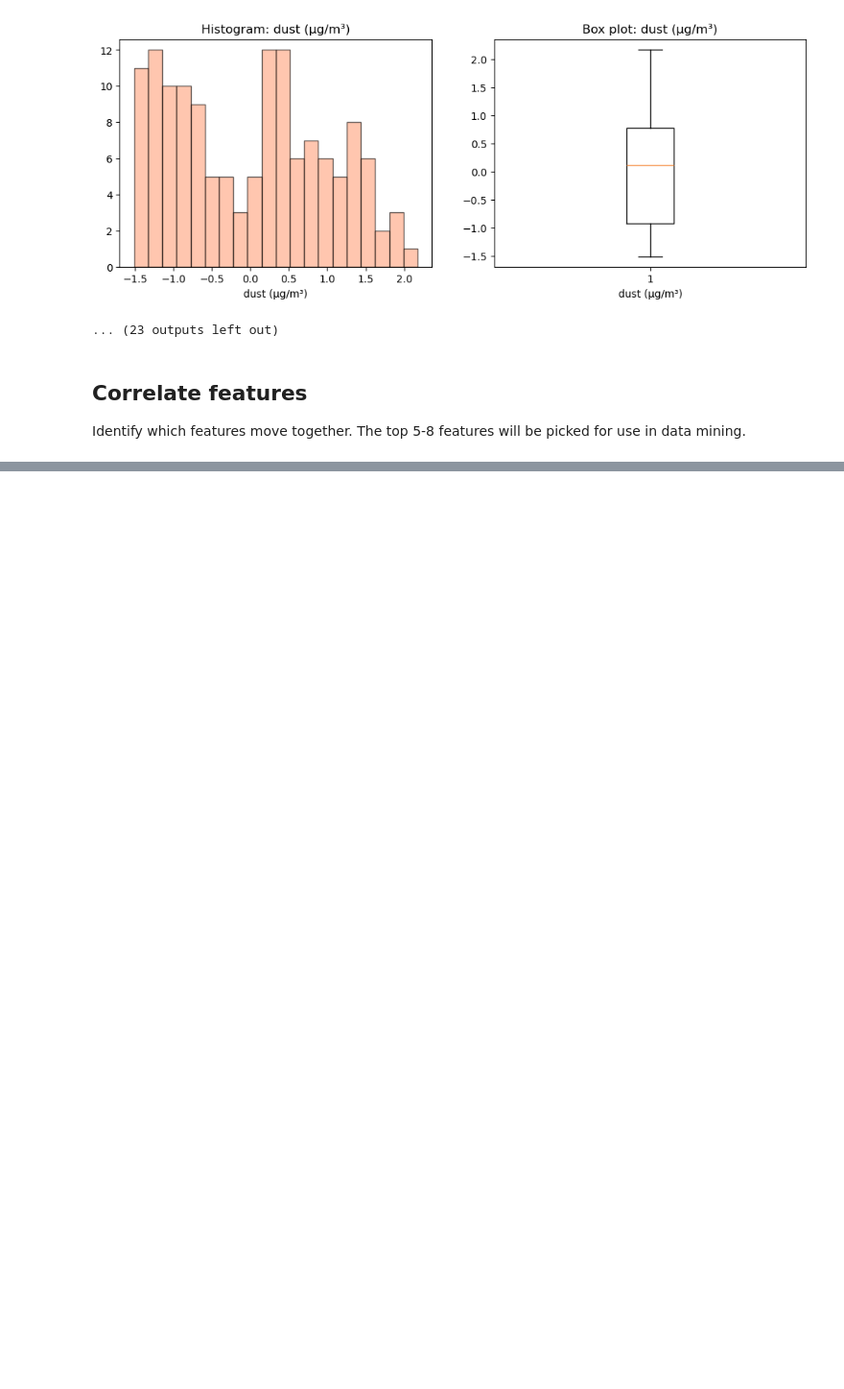
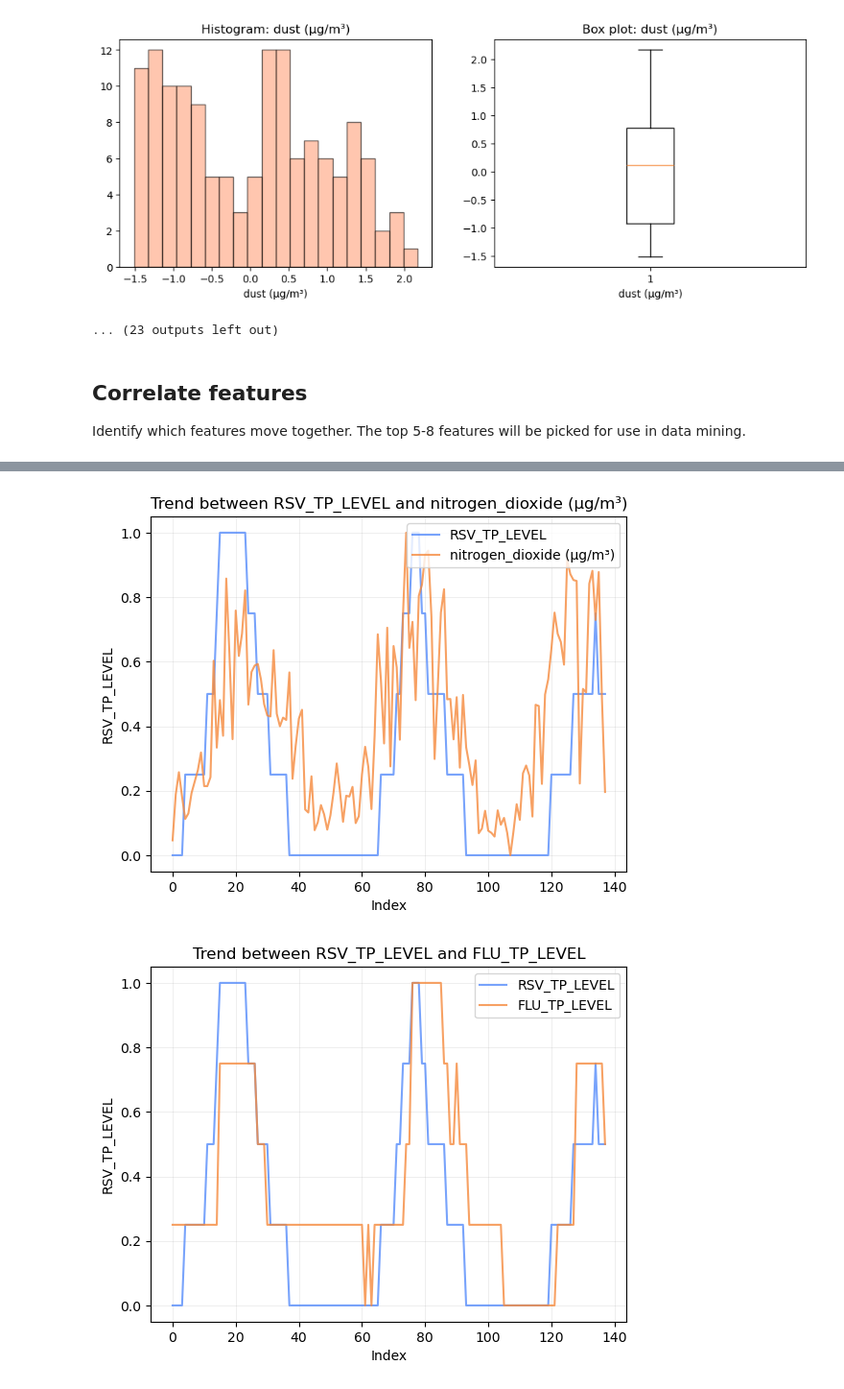
Before and after one commit to ianbunag/cmpe-255-data-mining-project, a Jupyter notebook: 04-01-data-preparation.ipynb, the cells around one changed output, grey strips where cells are left out. Shown at 96% size. Saved outputs shown, nothing was run; the diff lists cells and outputs as text; code cells hidden in the pictures; blank space fills up the shorter version.

```diff
--- a/04-01-data-preparation.ipynb
+++ b/04-01-data-preparation.ipynb
@@ -353,0 +350,11 @@ correlate_features(df_corr, relevance=0.5, font_size=6)
+# %%
+line_plot_features(df_corr, [
+    [keys['RSV_TP_LEVEL'], keys['nitrogen_dioxide (μg/m³)']],
+    [keys['RSV_TP_LEVEL'], keys['FLU_TP_LEVEL']],
+    [keys['RSV_TP_LEVEL'], keys['carbon_monoxide (μg/m³)']],
+    [keys['RSV_TP_LEVEL'], keys['uv_index ()']],
+    [keys['RSV_TP_LEVEL'], keys['MMWR_WEEK']],
+])
+# %% [output]
+[figure, added]
+[figure, added]
```
Also changed, not shown: parts of 4 cells of this notebook, 3 other files.
